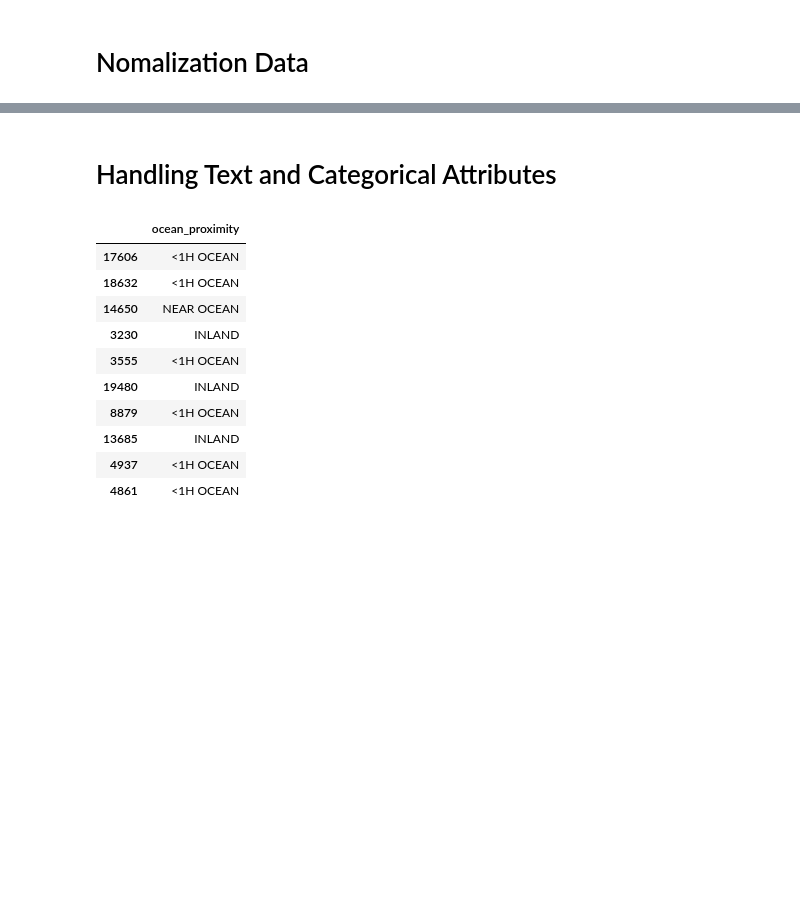
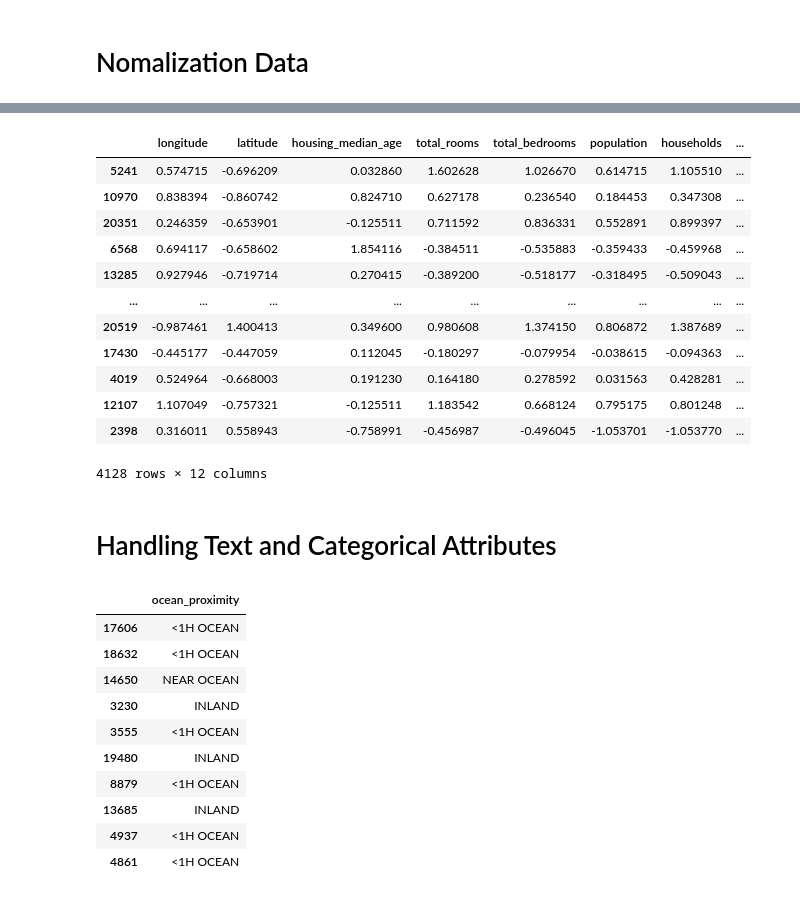
Before and after one commit to trungphan9x/ML_project1, a Jupyter notebook: trung_colab_1.ipynb, the cells around one changed output, grey strips where cells are left out. Cells and saved outputs as stored; diff of their text form; code cells hidden in the pictures; blank space fills up the shorter version.

```diff
--- a/trung_colab_1.ipynb
+++ b/trung_colab_1.ipynb
@@ -474,3 +491,20 @@ array([[0.24501992, 0.50478215, 0.7254902 , ..., 0.02482574, 0.13761338,
+# %%
+X_test_prepared = pd.DataFrame(X_test_prepared, columns=X_test.columns, index=X_test.index)
+X_test_prepared
+# %% [output]
+|  | longitude | latitude | housing_median_age | total_rooms | total_bedrooms | population | households | ... |
+| 5241 | 0.574715 | -0.696209 | 0.032860 | 1.602628 | 1.026670 | 0.614715 | 1.105510 | ... |
+| 10970 | 0.838394 | -0.860742 | 0.824710 | 0.627178 | 0.236540 | 0.184453 | 0.347308 | ... |
+| 20351 | 0.246359 | -0.653901 | -0.125511 | 0.711592 | 0.836331 | 0.552891 | 0.899397 | ... |
+| 6568 | 0.694117 | -0.658602 | 1.854116 | -0.384511 | -0.535883 | -0.359433 | -0.459968 | ... |
+| 13285 | 0.927946 | -0.719714 | 0.270415 | -0.389200 | -0.518177 | -0.318495 | -0.509043 | ... |
+| ... | ... | ... | ... | ... | ... | ... | ... | ... |
+| 20519 | -0.987461 | 1.400413 | 0.349600 | 0.980608 | 1.374150 | 0.806872 | 1.387689 | ... |
+| 17430 | -0.445177 | -0.447059 | 0.112045 | -0.180297 | -0.079954 | -0.038615 | -0.094363 | ... |
+| 4019 | 0.524964 | -0.668003 | 0.191230 | 0.164180 | 0.278592 | 0.031563 | 0.428281 | ... |
+| 12107 | 1.107049 | -0.757321 | -0.125511 | 1.183542 | 0.668124 | 0.795175 | 0.801248 | ... |
+| 2398 | 0.316011 | 0.558943 | -0.758991 | -0.456987 | -0.496045 | -1.053701 | -1.053770 | ... |
+4128 rows × 12 columns
 # %% [markdown]
 # Handling Text and Categorical Attributes
 # %%
```
Also changed, not shown: parts of 7 cells of this notebook.
